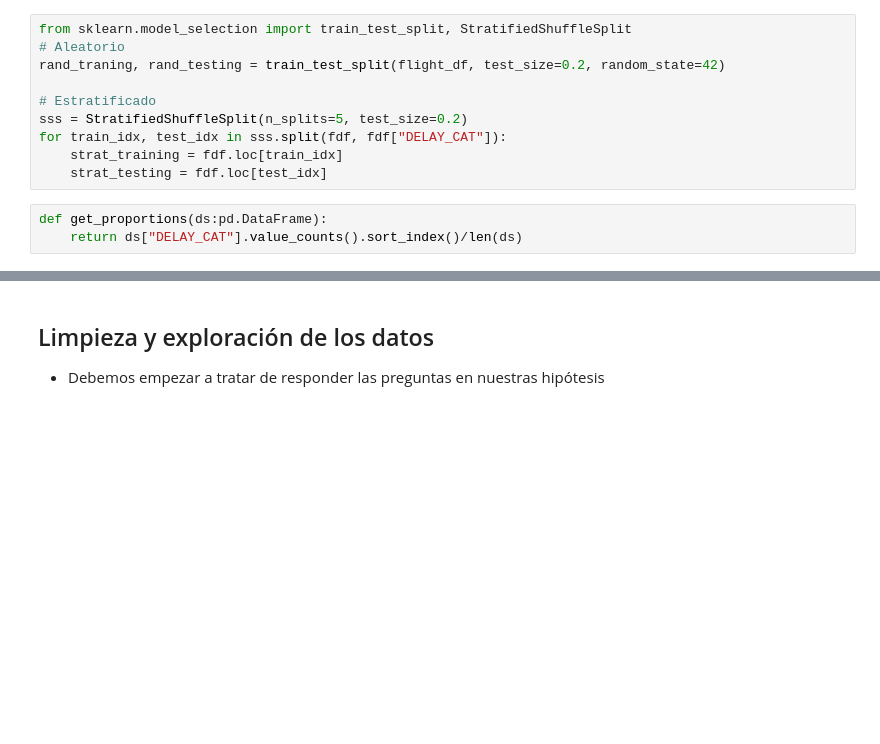
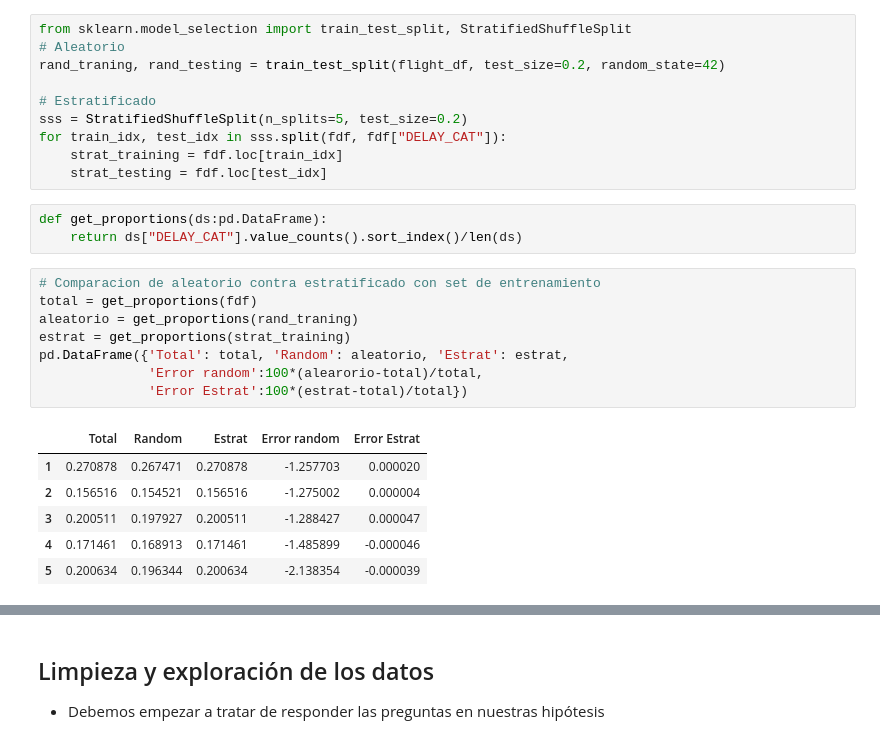
Before and after one commit to i0nathan/unaqds, a Jupyter notebook: flight_delay_prediction.ipynb, the cells around one changed output, grey strips where cells are left out. Saved outputs shown, nothing was run; the diff lists cells and outputs as text; blank space fills up the shorter version.

```diff
--- a/flight_delay_prediction.ipynb
+++ b/flight_delay_prediction.ipynb
@@ -398,3 +399,18 @@ for train_idx, test_idx in sss.split(fdf, fdf["DELAY_CAT"]):
 # %%
 def get_proportions(ds:pd.DataFrame):
     return ds["DELAY_CAT"].value_counts().sort_index()/len(ds)
+# %%
+# Comparacion de aleatorio contra estratificado con set de entrenamiento
+total = get_proportions(fdf)
+aleatorio = get_proportions(rand_traning)
+estrat = get_proportions(strat_training)
+pd.DataFrame({'Total': total, 'Random': aleatorio, 'Estrat': estrat,
+              'Error random':100*(alearorio-total)/total,
+              'Error Estrat':100*(estrat-total)/total})
+# %% [output]
+|  | Total | Random | Estrat | Error random | Error Estrat |
+| 1 | 0.270878 | 0.267471 | 0.270878 | -1.257703 | 0.000020 |
+| 2 | 0.156516 | 0.154521 | 0.156516 | -1.275002 | 0.000004 |
+| 3 | 0.200511 | 0.197927 | 0.200511 | -1.288427 | 0.000047 |
+| 4 | 0.171461 | 0.168913 | 0.171461 | -1.485899 | -0.000046 |
+| 5 | 0.200634 | 0.196344 | 0.200634 | -2.138354 | -0.000039 |
```
Also changed, not shown: parts of 7 cells of this notebook.
